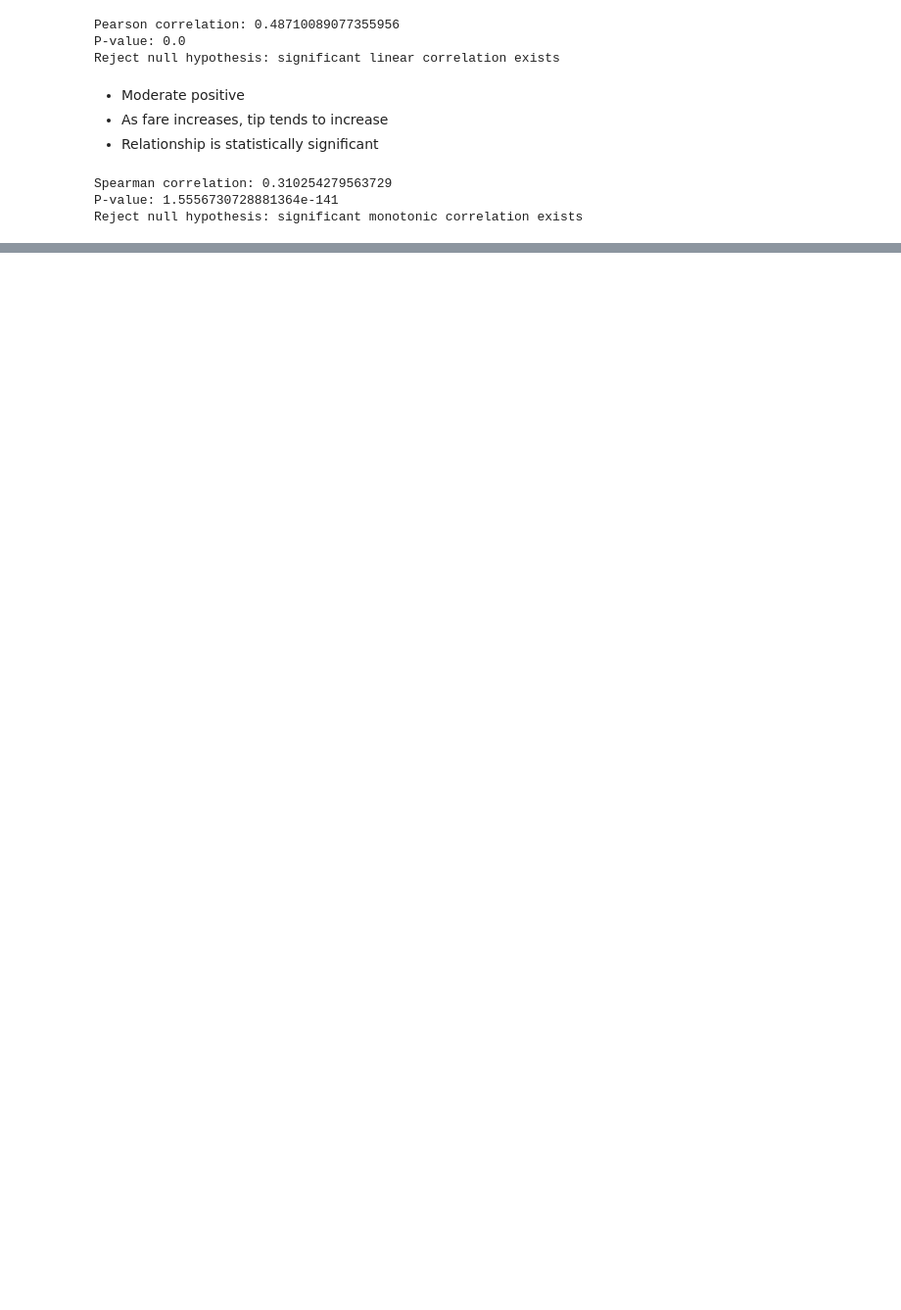
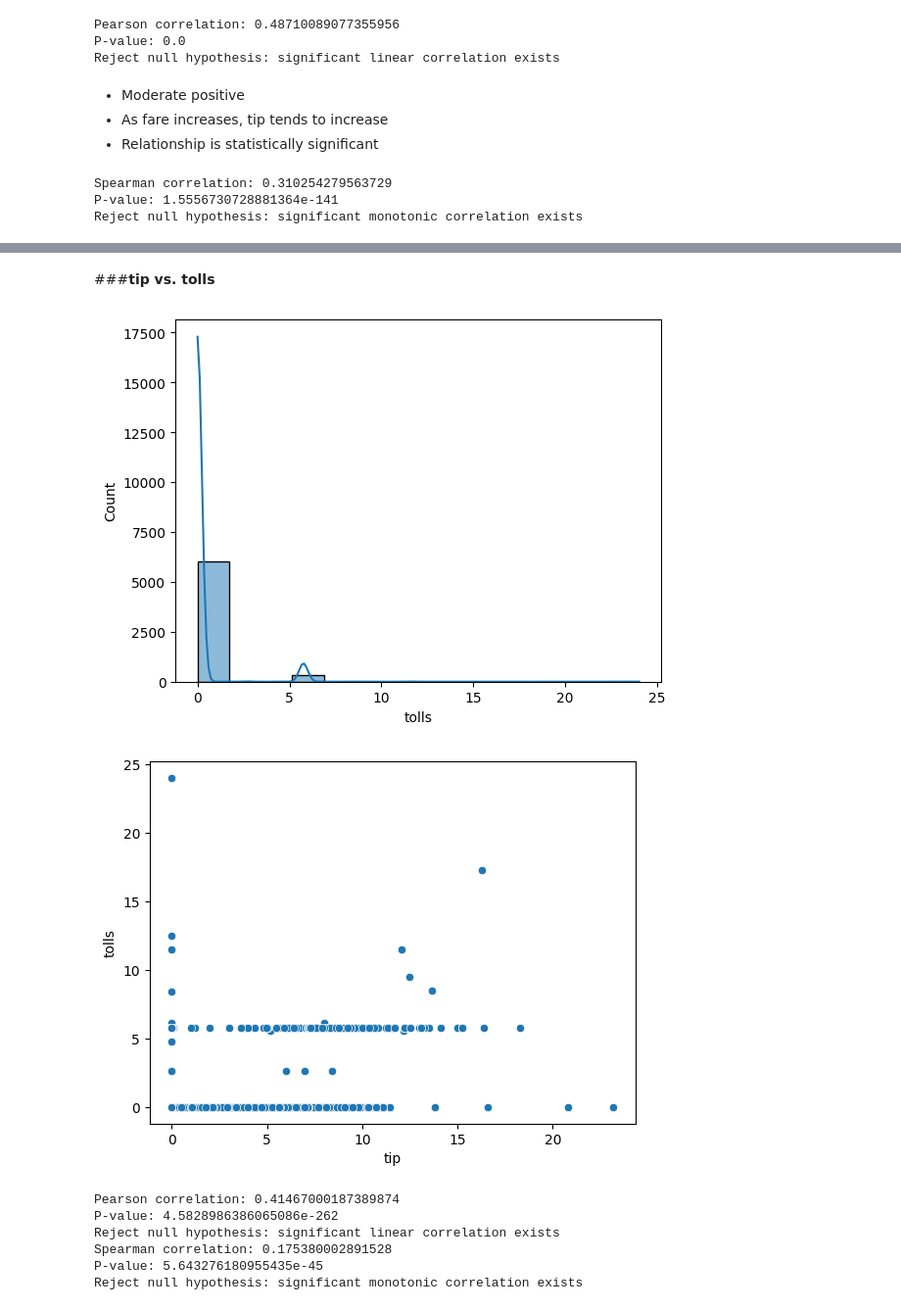
Before and after one commit to Khushibung05/Hypothesis-Testing-Statistical-Inference, a Jupyter notebook: Hypothesis_Testing_&_Statistical_Inference.ipynb, the cells around one changed output, grey strips where cells are left out. Shown at 98% size. Cells and saved outputs as stored; diff of their text form; code cells hidden in the pictures; blank space fills up the shorter version.

```diff
--- a/Hypothesis_Testing_&_Statistical_Inference.ipynb
+++ b/Hypothesis_Testing_&_Statistical_Inference.ipynb
@@ -651,0 +698,43 @@ Reject null hypothesis: significant monotonic correlation exists
+# %% [markdown]
+###**tip vs. tolls**
+# %%
+sns.histplot(df['tolls'],kde=True)
+plt.show()
+sns.scatterplot(x=df.tip,y=df.tolls)
+plt.show()
+
+
+#pearson
+from scipy import stats
+
+r, p_val = stats.pearsonr(df['tip'], df['tolls'])
+
+print("Pearson correlation:", r)
+print("P-value:", p_val)
+
+alpha = 0.05
+if p_val < alpha:
+    print("Reject null hypothesis: significant linear correlation exists")
+else:
+    print("Fail to reject null hypothesis: no significant linear correlation")
+
+#spearman rank correlation
+r, p_val = stats.spearmanr(df['tip'], df['tolls'])
+
+print("Spearman correlation:", r)
+print("P-value:", p_val)
+
+alpha = 0.05
+if p_val < alpha:
+    print("Reject null hypothesis: significant monotonic correlation exists")
+else:
+    print("Fail to reject null hypothesis: no significant monotonic correlation")
+# %% [output]
+[figure, added]
+[figure, added]
+Pearson correlation: 0.41467000187389874
+P-value: 4.5828986386065086e-262
+Reject null hypothesis: significant linear correlation exists
+Spearman correlation: 0.175380002891528
+P-value: 5.643276180955435e-45
+Reject null hypothesis: significant monotonic correlation exists
```
Also changed, not shown: parts of 18 cells of this notebook.
